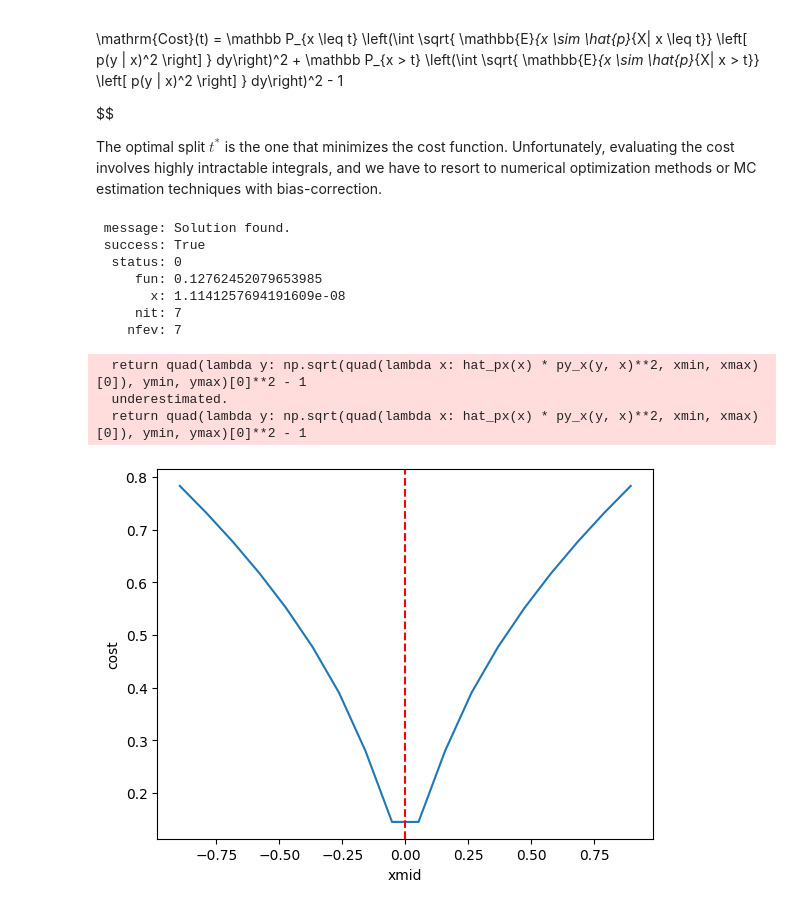
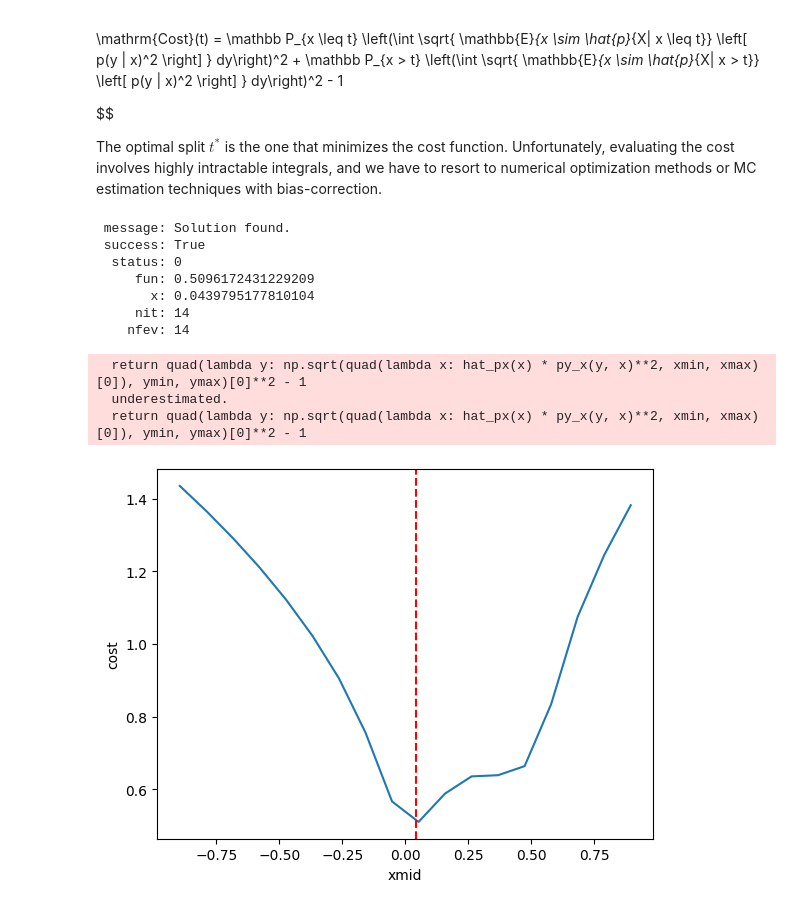
Before and after one commit to JamesZFS/thesis_experiments, a Jupyter notebook: main.ipynb, the cells around one changed output. Cells and saved outputs as stored; diff of their text form; code cells hidden in the pictures.

```diff
--- a/main.ipynb
+++ b/main.ipynb
@@ -1001,10 +1174,10 @@ def gate(x):
 
 def f(x, y):
     g = gate(x)
-    return 10 * (g * normal(y, 0, 0.05) + (1-g) * normal(y, 1, 0.05)) + 1/(ymax - ymin)
+    h = gate(x - 0.5)
+    return 10 * (g*h * normal(y, 0, 0.05) + (1-g)*h * normal(y, 1, 0.05) + (1-h) * normal(y, -1, 0.05)) + 1/(ymax - ymin)
 
 def I(x):
-    g = gate(x)
     return 11
 
 ##### Uncomment this for arbitarily defined f #####
@@ -1029,38 +1202,39 @@ def relMSE_optimal(hat_px, py_x, xmin, xmax, ymin, ymax):
 def split_cost(t):
     Plx = (t - xmin) / (xmax - xmin)
     Prx = (xmax - t) / (xmax - xmin)
     def hat_plx(x):
         return hat_px(x) / Plx
     def hat_prx(x):
         return hat_px(x) / Prx
 
     error_opt_l, error_opt_r = relMSE_optimal(hat_plx, py_x, xmin, t, ymin, ymax), relMSE_optimal(hat_prx, py_x, t, xmax, ymin, ymax)
     return Plx * error_opt_l + Prx * error_opt_r
 
+# xmid = 0.0
 result = minimize_scalar(split_cost, bounds=(xmin, xmax), options={'maxiter': 100})
 print(result)
 xmid = result.x
 
 t = np.linspace(xmin, xmax, 20)
 cost = [split_cost(tt) for tt in t]
 plt.figure()
 plt.plot(t, cost)
 plt.axvline(x=xmid, color='red', linestyle='--')
 plt.xlabel('xmid')
 plt.ylabel('cost')
 plt.show()
 # %% [output]
  message: Solution found.
  success: True
   status: 0
-     fun: 0.12762452079653985
-       x: 1.1141257694191609e-08
-     nit: 7
-    nfev: 7
+     fun: 0.5096172431229209
+       x: 0.0439795177810104
+     nit: 14
+    nfev: 14
   return quad(lambda y: np.sqrt(quad(lambda x: hat_px(x) * py_x(y, x)**2, xmin, xmax)[0]), ymin, ymax)[0]**2 - 1
   underestimated.
   return quad(lambda y: np.sqrt(quad(lambda x: hat_px(x) * py_x(y, x)**2, xmin, xmax)[0]), ymin, ymax)[0]**2 - 1
-[figure, old version]
+[figure, new version]
 # %%
 # Calculate the theoretically optimal distribution
 def find_q_star(hat_px, py_x, xmin, xmax, ymin, ymax):
```
Also changed, not shown: parts of 7 cells of this notebook.
